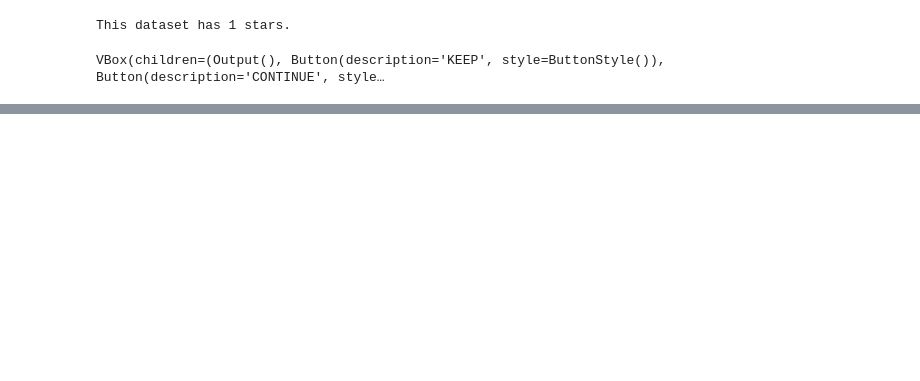
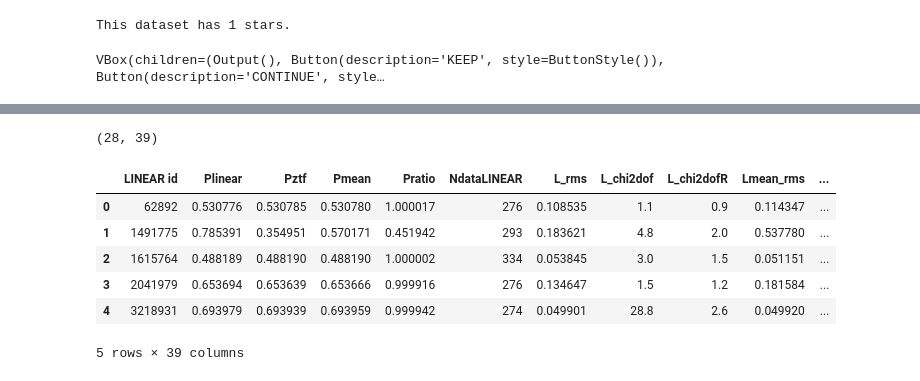
Before and after one commit to emadonev/var_stars, a Jupyter notebook: nbs/05_Determining_BE_candidates.ipynb, the cells around one changed output, grey strips where cells are left out. Drawn from its saved outputs; the diff is of its cells as text; code cells hidden in the pictures; blank space fills up the shorter version.

```diff
--- a/nbs/05_Determining_BE_candidates.ipynb
+++ b/nbs/05_Determining_BE_candidates.ipynb
@@ -435,0 +550,18 @@ VBox(children=(Output(), Button(description='KEEP', style=ButtonStyle()), Button
+# %%
+ZI_list1 = [x for x in ZI_list1 if x in list(lc_analysis['LINEAR id'])]
+# %%
+ZI_be = lc_analysis['LINEAR id'].isin(ZI_list1)
+ZI_be_list = lc_analysis[ZI_be]
+ZI_be_list = ZI_be_list.reset_index(drop=True)
+ZI_be_list['Quality flag'] = len(ZI_list1)*[1]
+print(ZI_be_list.shape)
+ZI_be_list.head()
+# %% [output]
+(28, 39)
+|  | LINEAR id | Plinear | Pztf | Pmean | Pratio | NdataLINEAR | L_rms | L_chi2dof | L_chi2dofR | Lmean_rms | ... |
+| 0 | 62892 | 0.530776 | 0.530785 | 0.530780 | 1.000017 | 276 | 0.108535 | 1.1 | 0.9 | 0.114347 | ... |
+| 1 | 1491775 | 0.785391 | 0.354951 | 0.570171 | 0.451942 | 293 | 0.183621 | 4.8 | 2.0 | 0.537780 | ... |
+| 2 | 1615764 | 0.488189 | 0.488190 | 0.488190 | 1.000002 | 334 | 0.053845 | 3.0 | 1.5 | 0.051151 | ... |
+| 3 | 2041979 | 0.653694 | 0.653639 | 0.653666 | 0.999916 | 276 | 0.134647 | 1.5 | 1.2 | 0.181584 | ... |
+| 4 | 3218931 | 0.693979 | 0.693939 | 0.693959 | 0.999942 | 274 | 0.049901 | 28.8 | 2.6 | 0.049920 | ... |
+5 rows × 39 columns
```
Also changed, not shown: parts of 20 cells of this notebook, 7 other files.
